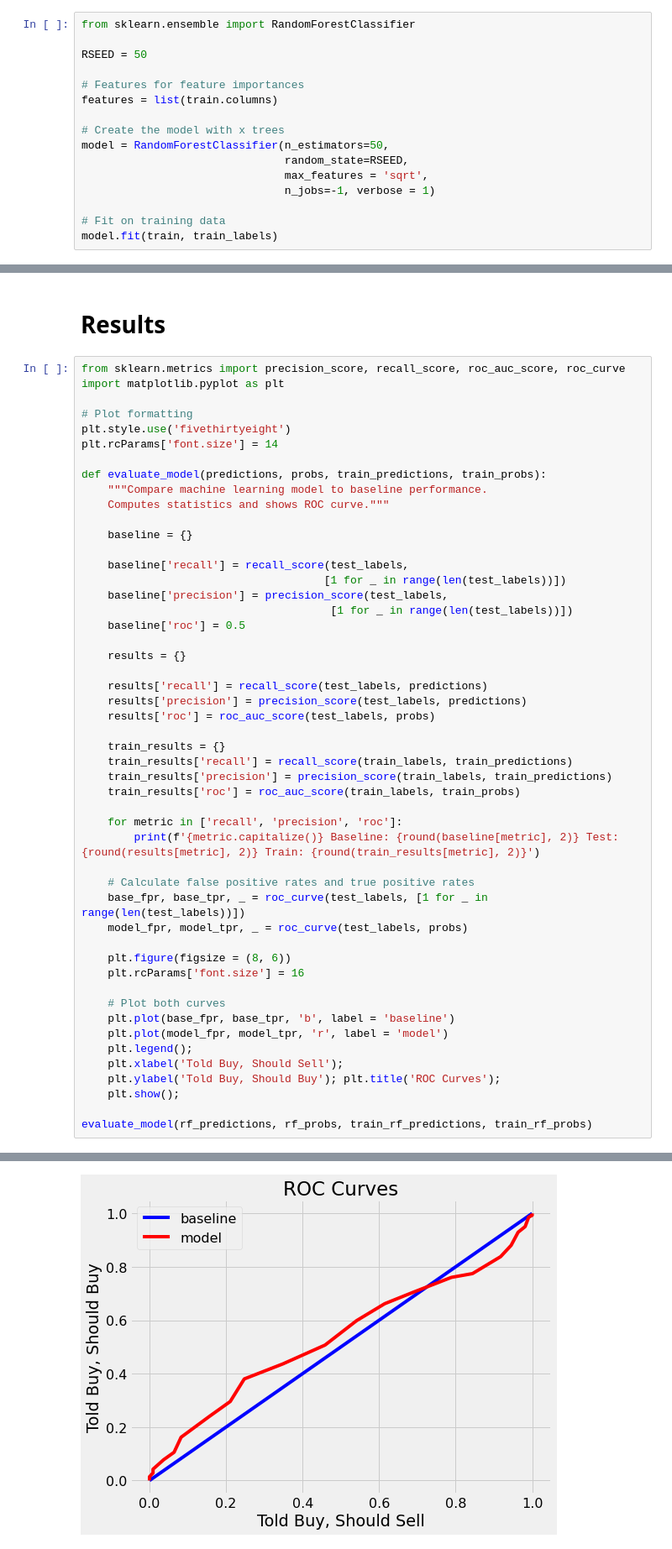
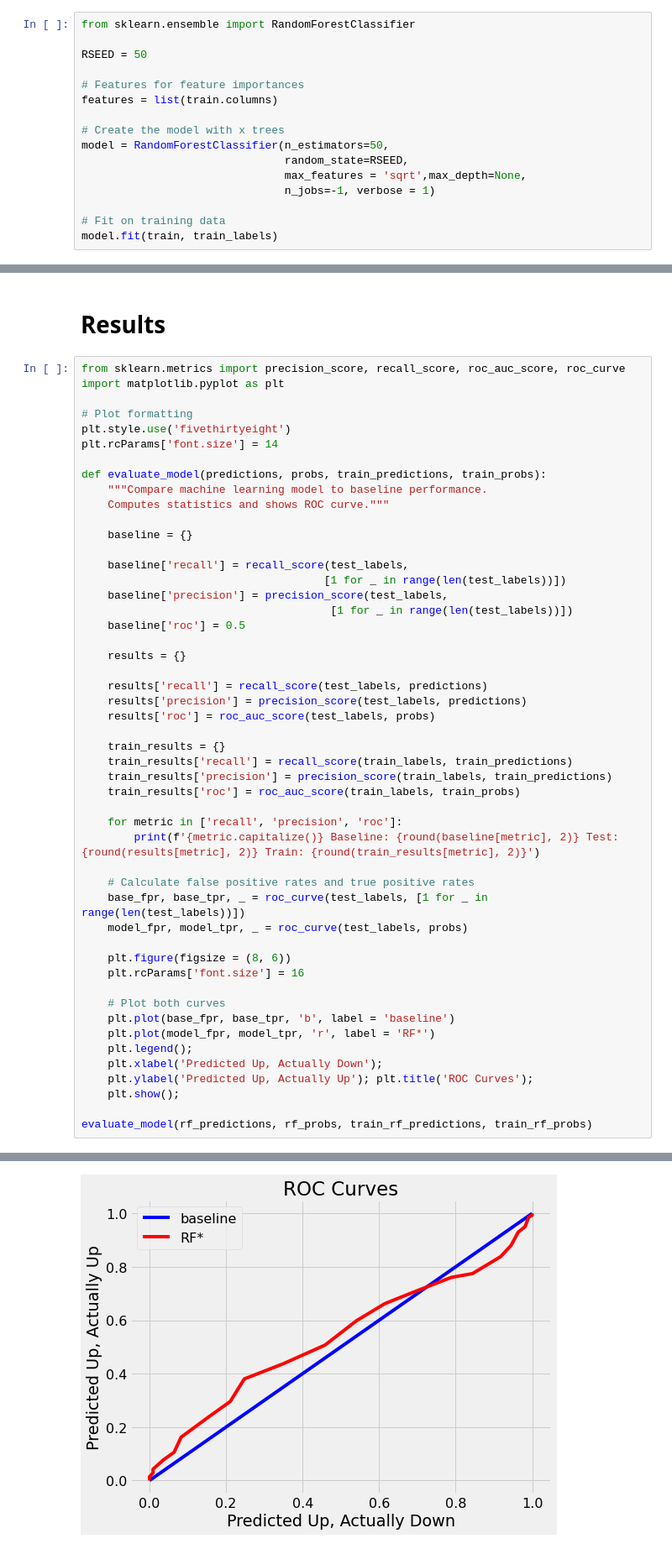
Before and after one commit to jborders23/math6397-funhouse, a Jupyter notebook: MATH6397_Final_RF.ipynb, the cells around one changed output, grey strips where cells are left out. Shown: that part at 84% size. Saved outputs shown, nothing was run; the diff lists cells and outputs as text.

```diff
--- a/MATH6397_Final_RF.ipynb
+++ b/MATH6397_Final_RF.ipynb
@@ -94,7 +94,7 @@ features = list(train.columns)
 # Create the model with x trees
 model = RandomForestClassifier(n_estimators=50,
                                random_state=RSEED,
-                               max_features = 'sqrt',
+                               max_features = 'sqrt',max_depth=None,
                                n_jobs=-1, verbose = 1)
 
 # Fit on training data
@@ -171,37 +171,37 @@ def evaluate_model(predictions, probs, train_predictions, train_probs):
 
     results['recall'] = recall_score(test_labels, predictions)
     results['precision'] = precision_score(test_labels, predictions)
     results['roc'] = roc_auc_score(test_labels, probs)
 
     train_results = {}
     train_results['recall'] = recall_score(train_labels, train_predictions)
     train_results['precision'] = precision_score(train_labels, train_predictions)
     train_results['roc'] = roc_auc_score(train_labels, train_probs)
 
     for metric in ['recall', 'precision', 'roc']:
         print(f'{metric.capitalize()} Baseline: {round(baseline[metric], 2)} Test: {round(results[metric], 2)} Train: {round(train_results[metric], 2)}')
 
     # Calculate false positive rates and true positive rates
     base_fpr, base_tpr, _ = roc_curve(test_labels, [1 for _ in range(len(test_labels))])
     model_fpr, model_tpr, _ = roc_curve(test_labels, probs)
 
     plt.figure(figsize = (8, 6))
     plt.rcParams['font.size'] = 16
 
     # Plot both curves
     plt.plot(base_fpr, base_tpr, 'b', label = 'baseline')
-    plt.plot(model_fpr, model_tpr, 'r', label = 'model')
+    plt.plot(model_fpr, model_tpr, 'r', label = 'RF*')
     plt.legend();
-    plt.xlabel('Told Buy, Should Sell');
-    plt.ylabel('Told Buy, Should Buy'); plt.title('ROC Curves');
+    plt.xlabel('Predicted Up, Actually Down');
+    plt.ylabel('Predicted Up, Actually Up'); plt.title('ROC Curves');
     plt.show();
 
 evaluate_model(rf_predictions, rf_probs, train_rf_predictions, train_rf_probs)
 # %% [output]
 Recall Baseline: 1.0 Test: 0.38 Train: 1.0
 Precision Baseline: 0.57 Test: 0.67 Train: 1.0
 Roc Baseline: 0.5 Test: 0.53 Train: 1.0
-[figure, old version]
+[figure, new version]
 # %%
 
 #plt.savefig('roc_auc_curve.png')
```
Also changed, not shown: parts of 4 cells of this notebook.
